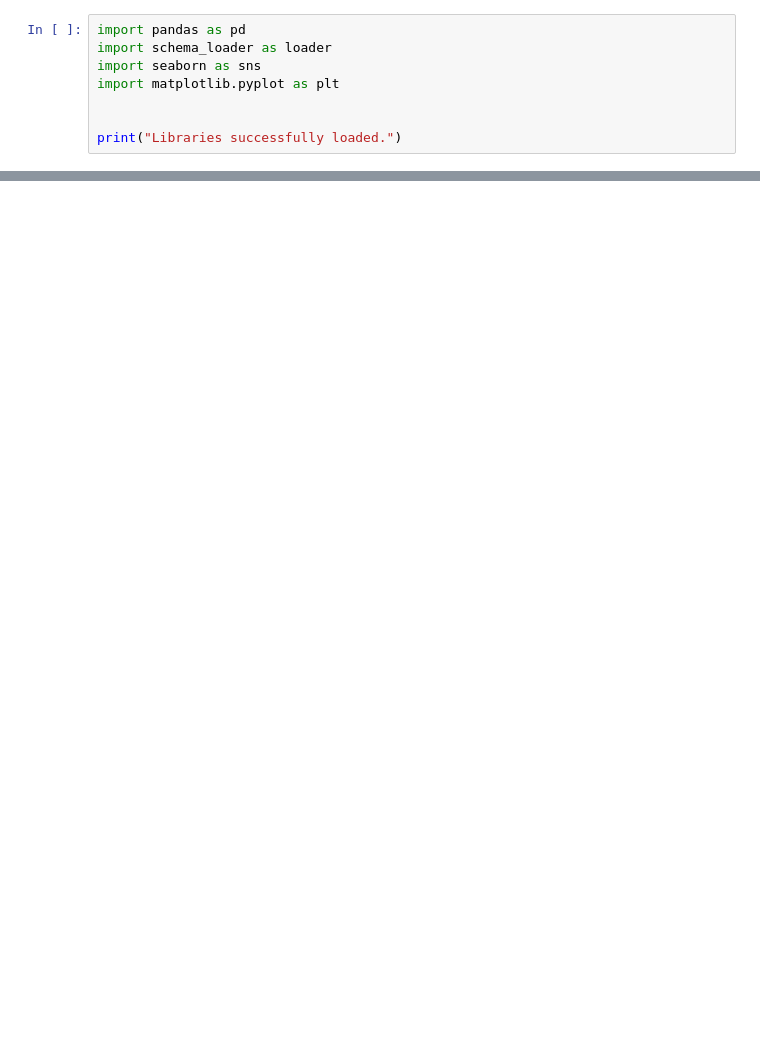
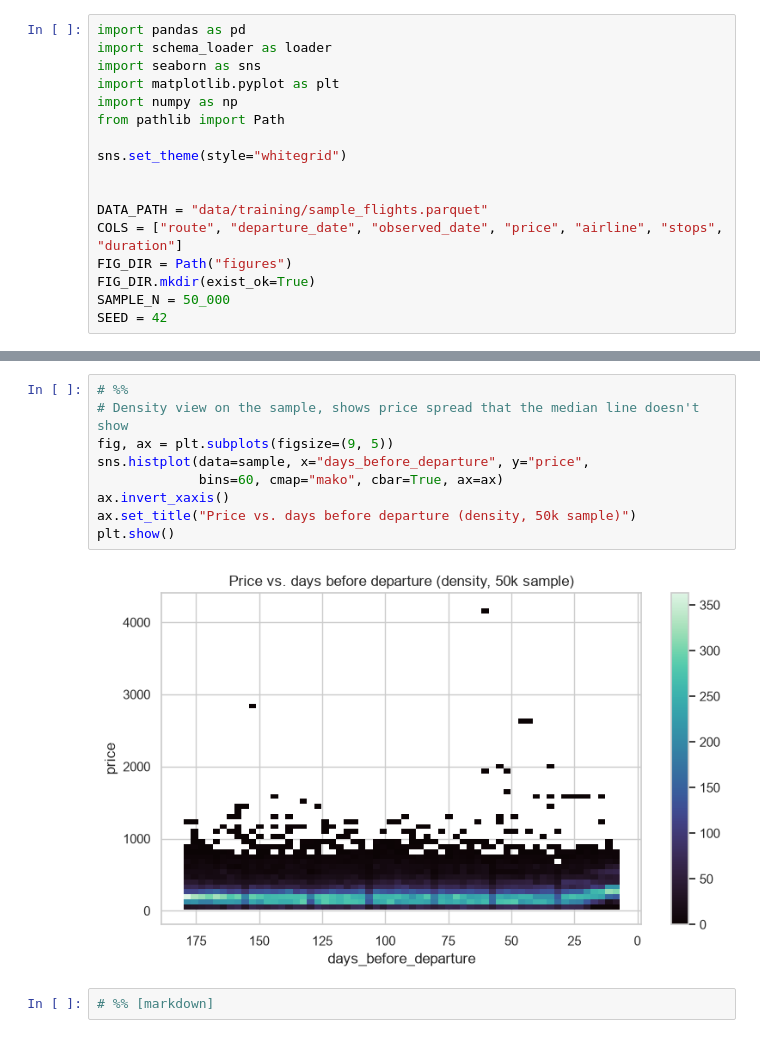
Before and after one commit to RJC862/Flight-Cost-Predictor, a Jupyter notebook: eda.ipynb, the cells around one changed output, grey strips where cells are left out. Saved outputs shown, nothing was run; the diff lists cells and outputs as text; blank space fills up the shorter version.

```diff
--- a/eda.ipynb
+++ b/eda.ipynb
@@ -3,6 +3,15 @@ import pandas as pd
 import schema_loader as loader
 import seaborn as sns
 import matplotlib.pyplot as plt
+import numpy as np
+from pathlib import Path
+
+sns.set_theme(style="whitegrid")
 
 
-print("Libraries successfully loaded.")
+DATA_PATH = "data/training/sample_flights.parquet"
+COLS = ["route", "departure_date", "observed_date", "price", "airline", "stops", "duration"]
+FIG_DIR = Path("figures")
+FIG_DIR.mkdir(exist_ok=True)
+SAMPLE_N = 50_000
+SEED = 42
@@ -36,0 +194,13 @@ plot_route(df, "BOS-LAX")
+# %%
+# %%
+# Density view on the sample, shows price spread that the median line doesn't show
+fig, ax = plt.subplots(figsize=(9, 5))
+sns.histplot(data=sample, x="days_before_departure", y="price",
+             bins=60, cmap="mako", cbar=True, ax=ax)
+ax.invert_xaxis()
+ax.set_title("Price vs. days before departure (density, 50k sample)")
+plt.show()
+# %% [output]
+[figure, added]
+# %%
+# %% [markdown]
```
Also changed, not shown: parts of 10 cells of this notebook, 1 other file.
